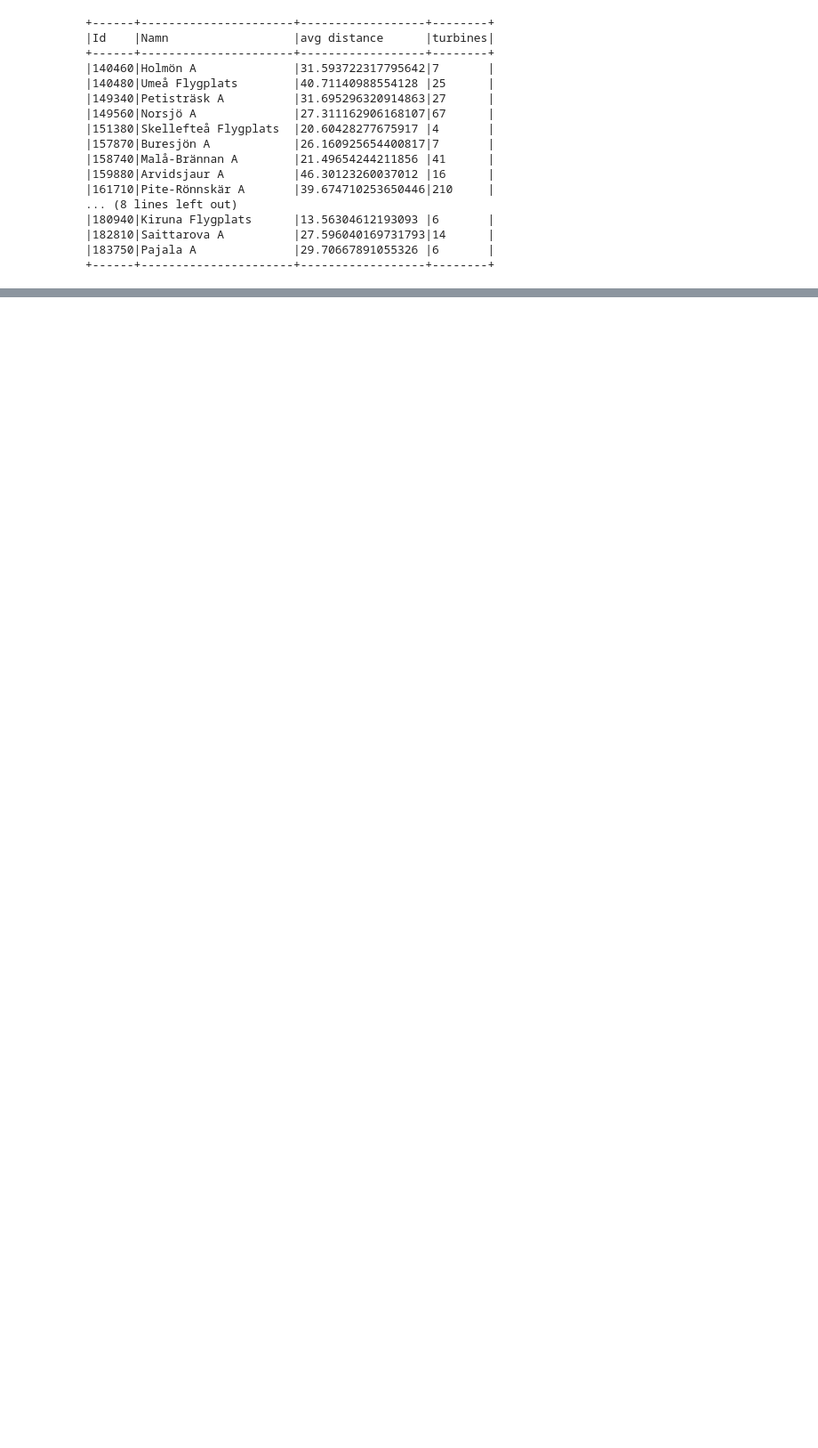
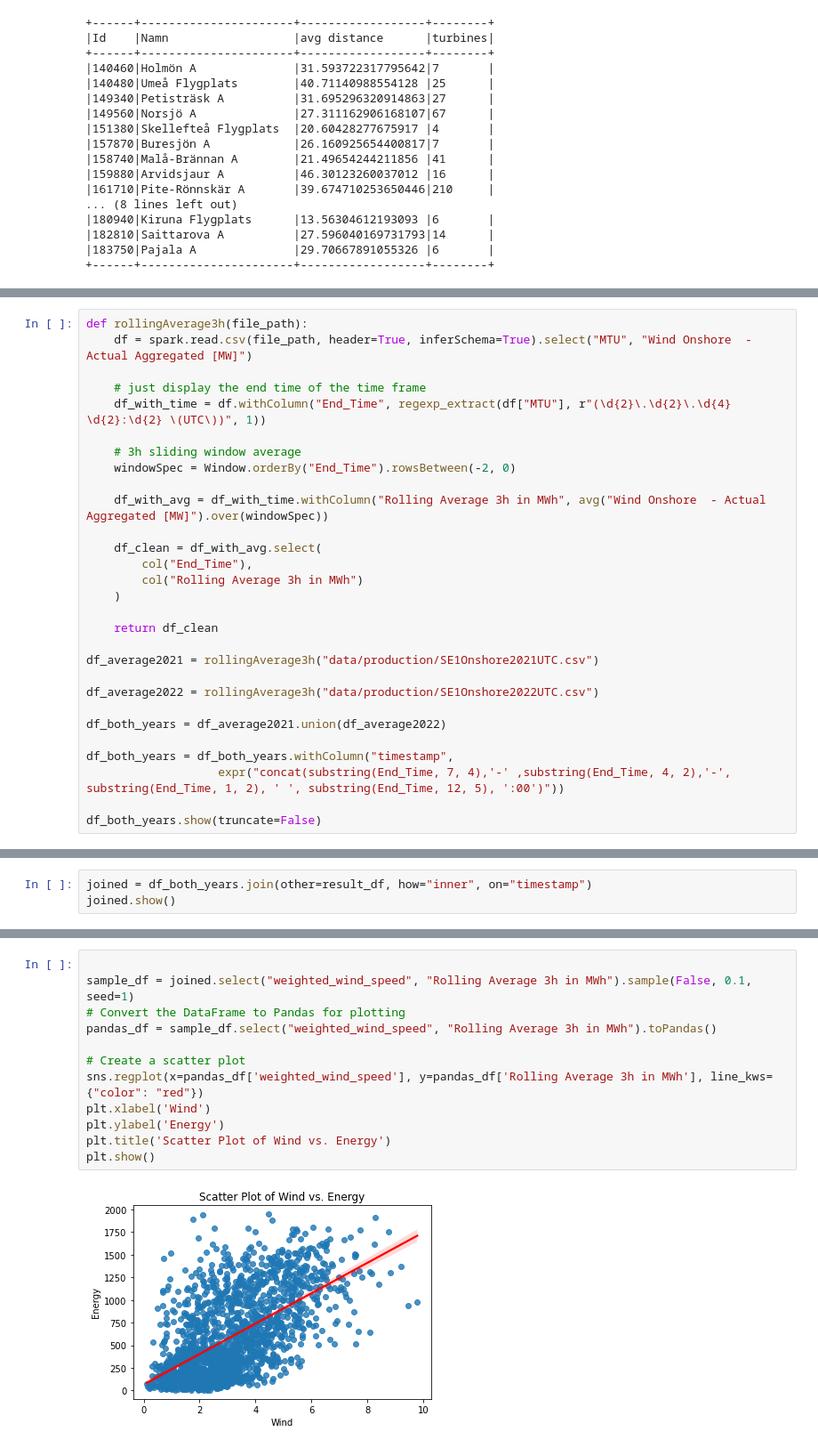
Before and after one commit to chickenThug/Data-intensive_project, a Jupyter notebook: windenergy.ipynb, the cells around one changed output, grey strips where cells are left out. Shown at 89% size. Saved outputs shown, nothing was run; the diff lists cells and outputs as text; blank space fills up the shorter version.

Commit message:
visualized results

```diff
--- a/windenergy.ipynb
+++ b/windenergy.ipynb
@@ -186 +189,30 @@ result_df.show()
 only showing top 20 rows
+# %%
+def rollingAverage3h(file_path):
+    df = spark.read.csv(file_path, header=True, inferSchema=True).select("MTU", "Wind Onshore  - Actual Aggregated [MW]")
+
+    # just display the end time of the time frame
+    df_with_time = df.withColumn("End_Time", regexp_extract(df["MTU"], r"(\d{2}\.\d{2}\.\d{4} \d{2}:\d{2} \(UTC\))", 1))
+
+    # 3h sliding window average
+    windowSpec = Window.orderBy("End_Time").rowsBetween(-2, 0)
+
+    df_with_avg = df_with_time.withColumn("Rolling Average 3h in MWh", avg("Wind Onshore  - Actual Aggregated [MW]").over(windowSpec))
+
+    df_clean = df_with_avg.select(
+        col("End_Time"),
+        col("Rolling Average 3h in MWh")
+    )
+
+    return df_clean
+
+df_average2021 = rollingAverage3h("data/production/SE1Onshore2021UTC.csv")
+
+df_average2022 = rollingAverage3h("data/production/SE1Onshore2022UTC.csv")
+
+df_both_years = df_average2021.union(df_average2022)
+
+df_both_years = df_both_years.withColumn("timestamp",
+                   expr("concat(substring(End_Time, 7, 4),'-' ,substring(End_Time, 4, 2),'-', substring(End_Time, 1, 2), ' ', substring(End_Time, 12, 5), ':00')"))
+
+df_both_years.show(truncate=False)
@@ -186,0 +237,3 @@ only showing top 20 rows
+# %%
+joined = df_both_years.join(other=result_df, how="inner", on="timestamp")
+joined.show()
@@ -186,0 +265,14 @@ only showing top 20 rows
+# %%
+
+sample_df = joined.select("weighted_wind_speed", "Rolling Average 3h in MWh").sample(False, 0.1, seed=1)
+# Convert the DataFrame to Pandas for plotting
+pandas_df = sample_df.select("weighted_wind_speed", "Rolling Average 3h in MWh").toPandas()
+
+# Create a scatter plot
+sns.regplot(x=pandas_df['weighted_wind_speed'], y=pandas_df['Rolling Average 3h in MWh'], line_kws={"color": "red"})
+plt.xlabel('Wind')
+plt.ylabel('Energy')
+plt.title('Scatter Plot of Wind vs. Energy')
+plt.show()
+# %% [output]
+[figure, added]
```
Also changed, not shown: parts of 5 cells of this notebook, 1 other file.
